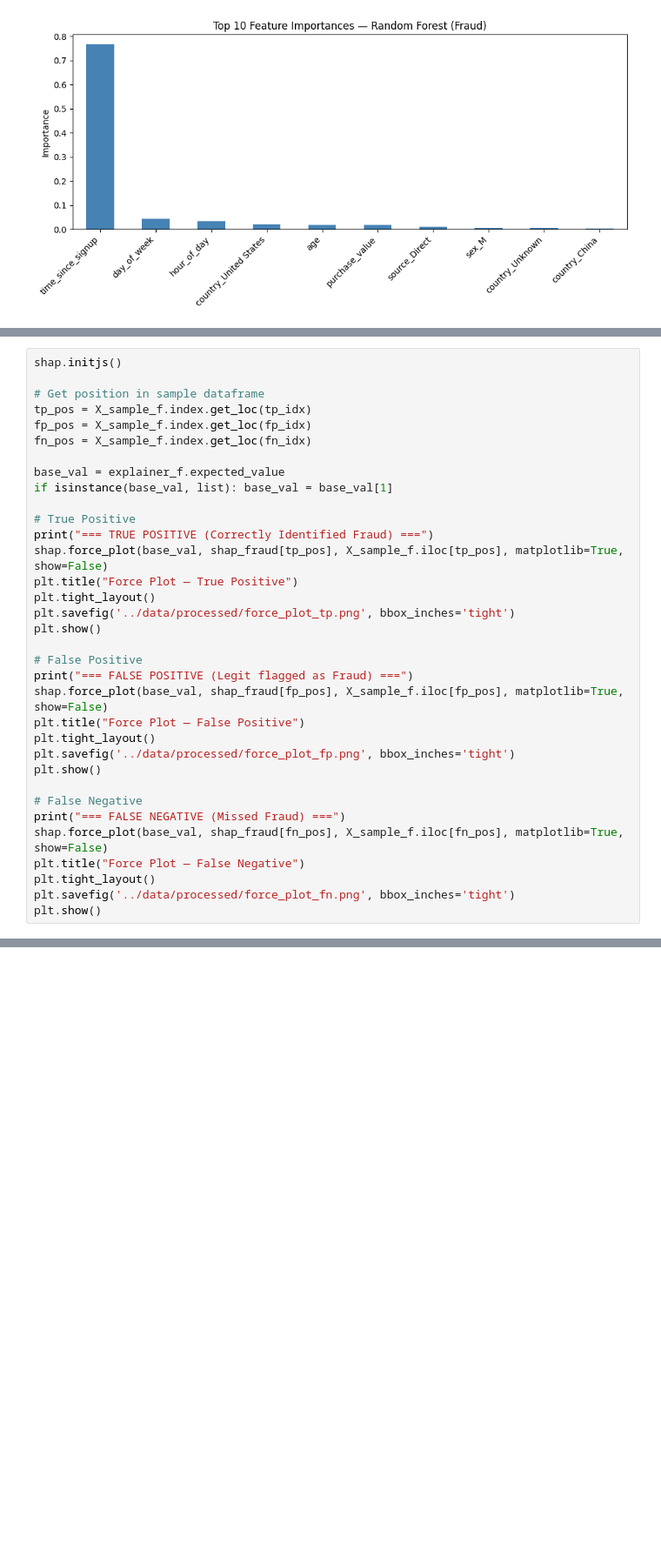
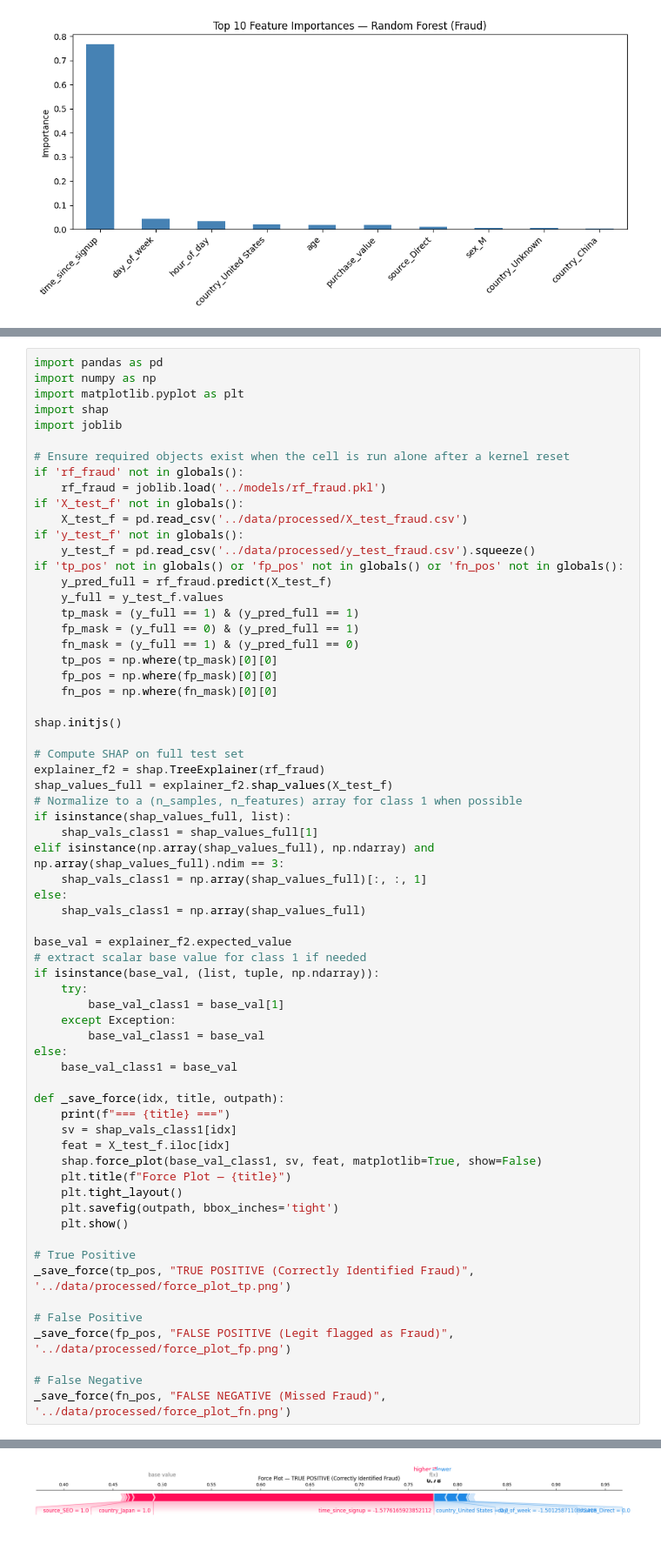
Before and after one commit to reb-ika/fraud-detection, a Jupyter notebook: notebooks/shap-explainability.ipynb, the cells around one changed output, grey strips where cells are left out. Shown at 87% size. Drawn from its saved outputs; the diff is of its cells as text; blank space fills up the shorter version.

Commit message:
Task 3: SHAP explainability with force plots and summary plots

```diff
--- a/notebooks/shap-explainability.ipynb
+++ b/notebooks/shap-explainability.ipynb
@@ -81,36 +89,67 @@ IndexError: index 0 is out of bounds for axis 0 with size 0
 # %%
+import pandas as pd
+import numpy as np
+import matplotlib.pyplot as plt
+import shap
+import joblib
+
+# Ensure required objects exist when the cell is run alone after a kernel reset
+if 'rf_fraud' not in globals():
+    rf_fraud = joblib.load('../models/rf_fraud.pkl')
+if 'X_test_f' not in globals():
+    X_test_f = pd.read_csv('../data/processed/X_test_fraud.csv')
+if 'y_test_f' not in globals():
+    y_test_f = pd.read_csv('../data/processed/y_test_fraud.csv').squeeze()
+if 'tp_pos' not in globals() or 'fp_pos' not in globals() or 'fn_pos' not in globals():
+    y_pred_full = rf_fraud.predict(X_test_f)
+    y_full = y_test_f.values
+    tp_mask = (y_full == 1) & (y_pred_full == 1)
+    fp_mask = (y_full == 0) & (y_pred_full == 1)
+    fn_mask = (y_full == 1) & (y_pred_full == 0)
+    tp_pos = np.where(tp_mask)[0][0]
+    fp_pos = np.where(fp_mask)[0][0]
+    fn_pos = np.where(fn_mask)[0][0]
+
 shap.initjs()
 
-# Get position in sample dataframe
-tp_pos = X_sample_f.index.get_loc(tp_idx)
-fp_pos = X_sample_f.index.get_loc(fp_idx)
-fn_pos = X_sample_f.index.get_loc(fn_idx)
+# Compute SHAP on full test set
+explainer_f2 = shap.TreeExplainer(rf_fraud)
+shap_values_full = explainer_f2.shap_values(X_test_f)
+# Normalize to a (n_samples, n_features) array for class 1 when possible
+if isinstance(shap_values_full, list):
+    shap_vals_class1 = shap_values_full[1]
+elif isinstance(np.array(shap_values_full), np.ndarray) and np.array(shap_values_full).ndim == 3:
+    shap_vals_class1 = np.array(shap_values_full)[:, :, 1]
+else:
+    shap_vals_class1 = np.array(shap_values_full)
 
-base_val = explainer_f.expected_value
-if isinstance(base_val, list): base_val = base_val[1]
+base_val = explainer_f2.expected_value
+# extract scalar base value for class 1 if needed
+if isinstance(base_val, (list, tuple, np.ndarray)):
+    try:
+        base_val_class1 = base_val[1]
+    except Exception:
+        base_val_class1 = base_val
+else:
+    base_val_class1 = base_val
+
+def _save_force(idx, title, outpath):
+    print(f"=== {title} ===")
+    sv = shap_vals_class1[idx]
+    feat = X_test_f.iloc[idx]
+    shap.force_plot(base_val_class1, sv, feat, matplotlib=True, show=False)
+    plt.title(f"Force Plot — {title}")
+    plt.tight_layout()
+    plt.savefig(outpath, bbox_inches='tight')
+    plt.show()
 
 # True Positive
-print("=== TRUE POSITIVE (Correctly Identified Fraud) ===")
-shap.force_plot(base_val, shap_fraud[tp_pos], X_sample_f.iloc[tp_pos], matplotlib=True, show=False)
-plt.title("Force Plot — True Positive")
-plt.tight_layout()
-plt.savefig('../data/processed/force_plot_tp.png', bbox_inches='tight')
-plt.show()
+_save_force(tp_pos, "TRUE POSITIVE (Correctly Identified Fraud)", '../data/processed/force_plot_tp.png')
 
 # False Positive
-print("=== FALSE POSITIVE (Legit flagged as Fraud) ===")
-shap.force_plot(base_val, shap_fraud[fp_pos], X_sample_f.iloc[fp_pos], matplotlib=True, show=False)
-plt.title("Force Plot — False Positive")
-plt.tight_layout()
-plt.savefig('../data/processed/force_plot_fp.png', bbox_inches='tight')
-plt.show()
+_save_force(fp_pos, "FALSE POSITIVE (Legit flagged as Fraud)", '../data/processed/force_plot_fp.png')
 
 # False Negative
-print("=== FALSE NEGATIVE (Missed Fraud) ===")
-shap.force_plot(base_val, shap_fraud[fn_pos], X_sample_f.iloc[fn_pos], matplotlib=True, show=False)
-plt.title("Force Plot — False Negative")
-plt.tight_layout()
-plt.savefig('../data/processed/force_plot_fn.png', bbox_inches='tight')
-plt.show()
+_save_force(fn_pos, "FALSE NEGATIVE (Missed Fraud)", '../data/processed/force_plot_fn.png')
 # %% [output]
 [interactive output not drawn]
@@ -117,0 +157 @@ NameError: name 'fp_idx' is not defined
+[figure, added]
```
Also changed, not shown: parts of 4 cells of this notebook.
